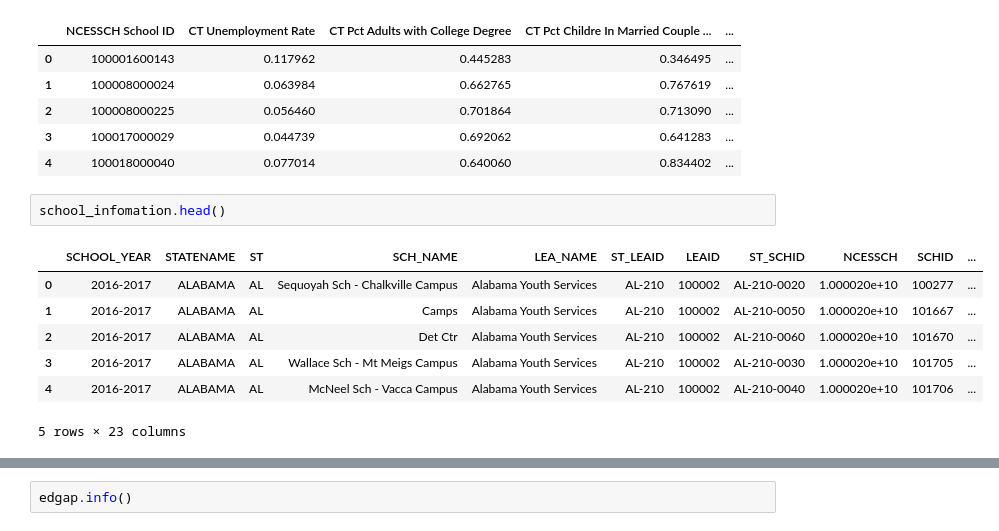
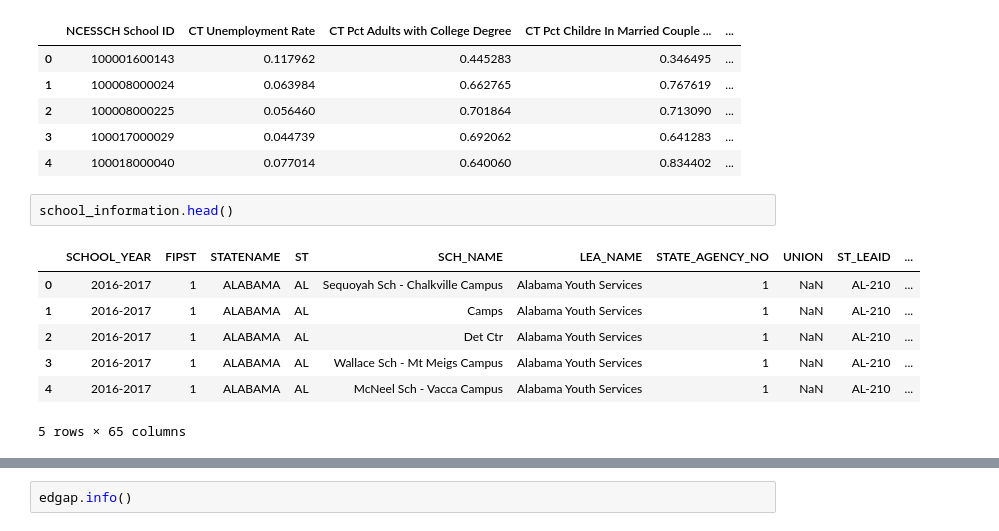
Before and after one commit to porhay007/education, a Jupyter notebook: code/Education.ipynb, the cells around one changed output, grey strips where cells are left out. Saved outputs shown, nothing was run; the diff lists cells and outputs as text.

```diff
--- a/code/Education.ipynb
+++ b/code/Education.ipynb
@@ -25,15 +32,15 @@ edgap.head()
 | 3 | 100017000029 | 0.044739 | 0.692062 | 0.641283 | ... |
 | 4 | 100018000040 | 0.077014 | 0.640060 | 0.834402 | ... |
 # %%
-school_infomation.head()
+school_information.head()
 # %% [output]
-|  | SCHOOL_YEAR | STATENAME | ST | SCH_NAME | LEA_NAME | ST_LEAID | LEAID | ST_SCHID | NCESSCH | SCHID | ... |
-| 0 | 2016-2017 | ALABAMA | AL | Sequoyah Sch - Chalkville Campus | Alabama Youth Services | AL-210 | 100002 | AL-210-0020 | 1.000020e+10 | 100277 | ... |
-| 1 | 2016-2017 | ALABAMA | AL | Camps | Alabama Youth Services | AL-210 | 100002 | AL-210-0050 | 1.000020e+10 | 101667 | ... |
-| 2 | 2016-2017 | ALABAMA | AL | Det Ctr | Alabama Youth Services | AL-210 | 100002 | AL-210-0060 | 1.000020e+10 | 101670 | ... |
-| 3 | 2016-2017 | ALABAMA | AL | Wallace Sch - Mt Meigs Campus | Alabama Youth Services | AL-210 | 100002 | AL-210-0030 | 1.000020e+10 | 101705 | ... |
-| 4 | 2016-2017 | ALABAMA | AL | McNeel Sch - Vacca Campus | Alabama Youth Services | AL-210 | 100002 | AL-210-0040 | 1.000020e+10 | 101706 | ... |
+|  | SCHOOL_YEAR | FIPST | STATENAME | ST | SCH_NAME | LEA_NAME | STATE_AGENCY_NO | UNION | ST_LEAID | ... |
+| 0 | 2016-2017 | 1 | ALABAMA | AL | Sequoyah Sch - Chalkville Campus | Alabama Youth Services | 1 | NaN | AL-210 | ... |
+| 1 | 2016-2017 | 1 | ALABAMA | AL | Camps | Alabama Youth Services | 1 | NaN | AL-210 | ... |
+| 2 | 2016-2017 | 1 | ALABAMA | AL | Det Ctr | Alabama Youth Services | 1 | NaN | AL-210 | ... |
+| 3 | 2016-2017 | 1 | ALABAMA | AL | Wallace Sch - Mt Meigs Campus | Alabama Youth Services | 1 | NaN | AL-210 | ... |
+| 4 | 2016-2017 | 1 | ALABAMA | AL | McNeel Sch - Vacca Campus | Alabama Youth Services | 1 | NaN | AL-210 | ... |
-5 rows × 23 columns
+5 rows × 65 columns
 # %%
 pd.set_option('display.max_columns', None)
 
```
Also changed, not shown: parts of 74 cells of this notebook, 2 other files.
